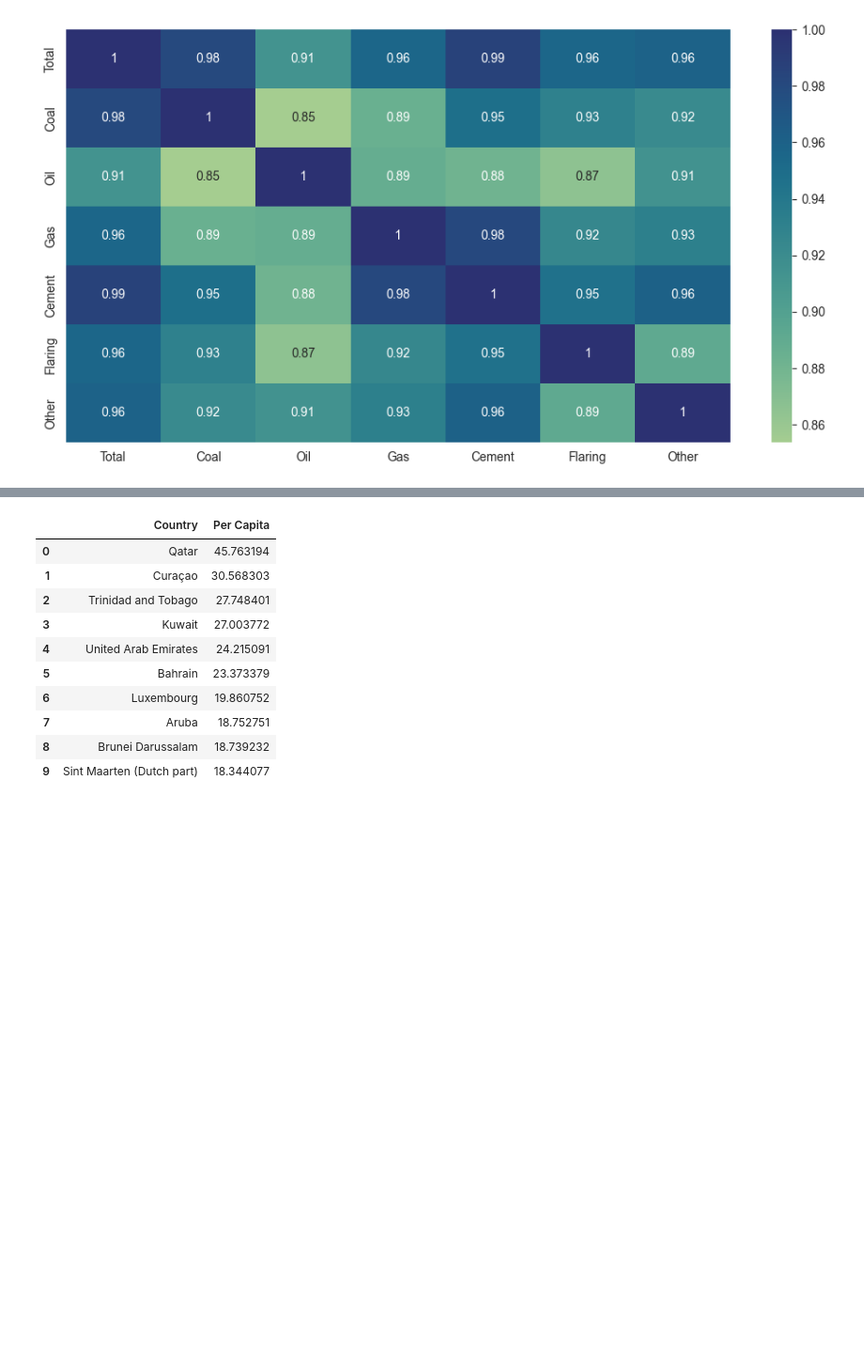
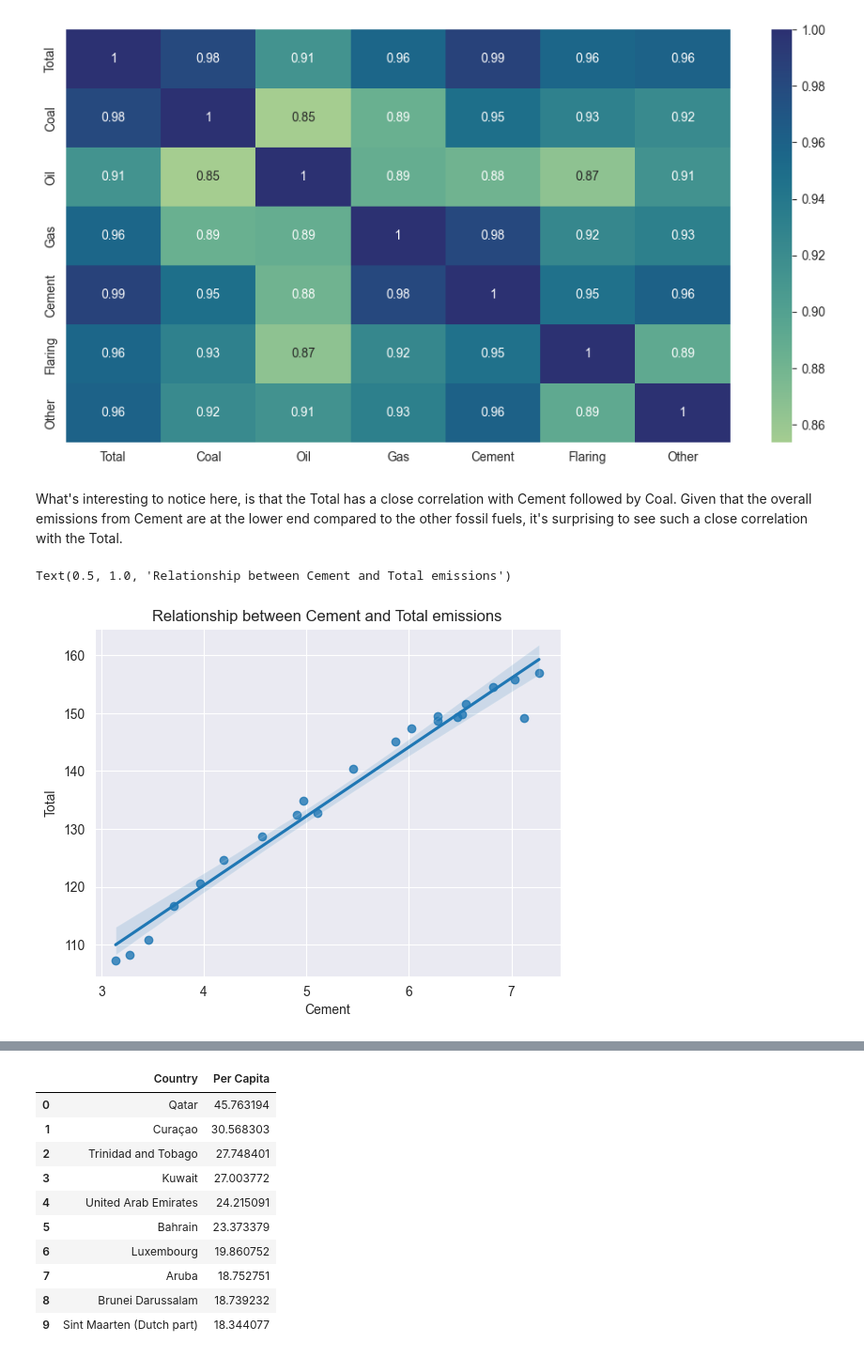
Before and after one commit to KS-coder77/carbon_emissions_eda, a Jupyter notebook: carbon_emissions_EDA.ipynb, the cells around one changed output, grey strips where cells are left out. Shown at 94% size. Drawn from its saved outputs; the diff is of its cells as text; code cells hidden in the pictures; blank space fills up the shorter version.

```diff
--- a/carbon_emissions_EDA.ipynb
+++ b/carbon_emissions_EDA.ipynb
@@ -372,3 +383,13 @@ annual_avg
 | 2019-12-31 | 155.80 | 64.03 | 48.24 | 33.25 | 7.03 | 1.91 | 1.33 |
 | 2020-12-31 | 149.24 | 61.63 | 44.58 | 32.85 | 7.12 | 1.77 | 1.29 |
 | 2021-12-31 | 156.97 | 65.13 | 47.02 | 34.44 | 7.27 | 1.81 | 1.29 |
+# %%
+annual_avg['% Coal'] = (annual_avg['Coal']/annual_avg['Total'])*100
+annual_avg['% Oil'] = (annual_avg['Oil']/annual_avg['Total'])*100
+annual_avg['% Gas'] = (annual_avg['Gas']/annual_avg['Total'])*100
+annual_avg['% Cement'] = (annual_avg['Cement']/annual_avg['Total'])*100
+annual_avg['% Flaring'] = (annual_avg['Flaring']/annual_avg['Total'])*100
+annual_avg['% Other'] = (annual_avg['Other']/annual_avg['Total'])*100
+# %%
+annual_avg = annual_avg.round(2)
+annual_avg
@@ -416,3 +530,11 @@ sns.heatmap(annual_avg.corr(), cmap='crest', annot=True)
 plt.show()
 # %% [output]
 [figure]
+# %% [markdown]
+What's interesting to notice here, is that the Total has a close correlation with Cement followed by Coal. Given that the overall emissions from Cement are at the lower end compared to the other fossil fuels, it's surprising to see such a close correlation with the Total.
+# %%
+sns.regplot(data=annual_avg, x='Cement', y='Total')
+plt.title(label='Relationship between Cement and Total emissions')
+# %% [output]
+Text(0.5, 1.0, 'Relationship between Cement and Total emissions')
+[figure, added]
```
Also changed, not shown: parts of 37 cells of this notebook, 1 other file.
